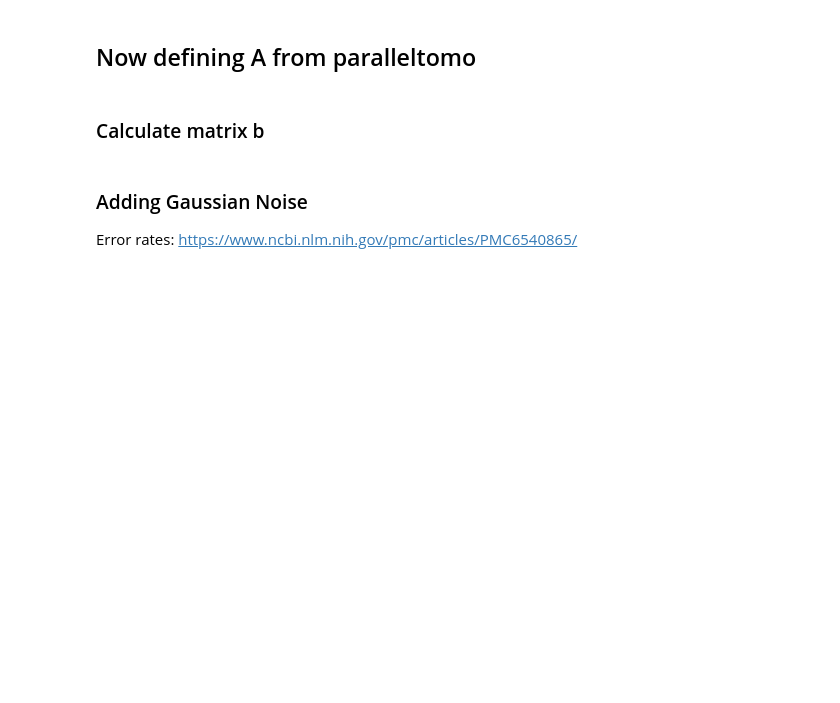
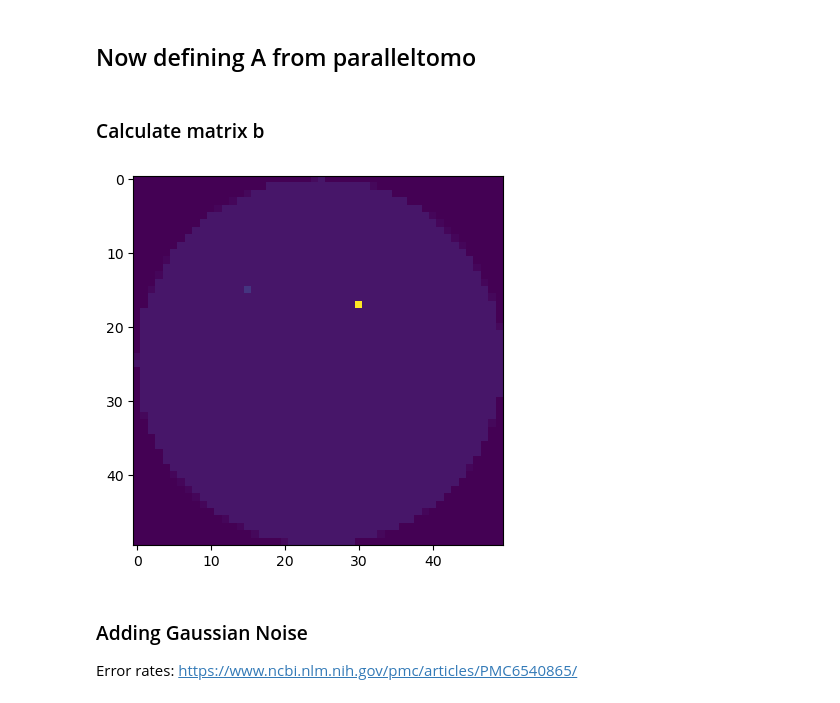
Before and after one commit to npeuker/MathModellingDTU, a Jupyter notebook: Exam Project/addNoise.ipynb, the cells around one changed output. Cells and saved outputs as stored; diff of their text form; code cells hidden in the pictures; blank space fills up the shorter version.

```diff
--- a/Exam Project/addNoise.ipynb
+++ b/Exam Project/addNoise.ipynb
@@ -28,10 +29,16 @@ theta = np.matrix(np.linspace(0,179,179))
 # %%
 def calculatingB(A, resized_im):
     x = np.ravel(resized_im)
     b = np.matmul(A,x)
     return b
 
-b = calculatingB(A, im)
+resized_im = zoom(im, (0.5,0.5), order=1) # Using Bilinear Interpolation
+b = calculatingB(A, resized_im)
+
+plt.imshow(resized_im)
+plt.show()
+# %% [output]
+[figure, added]
 # %% [markdown]
 ### Adding Gaussian Noise
 Error rates:
```
Also changed, not shown: parts of 4 cells of this notebook, 8 other files.
